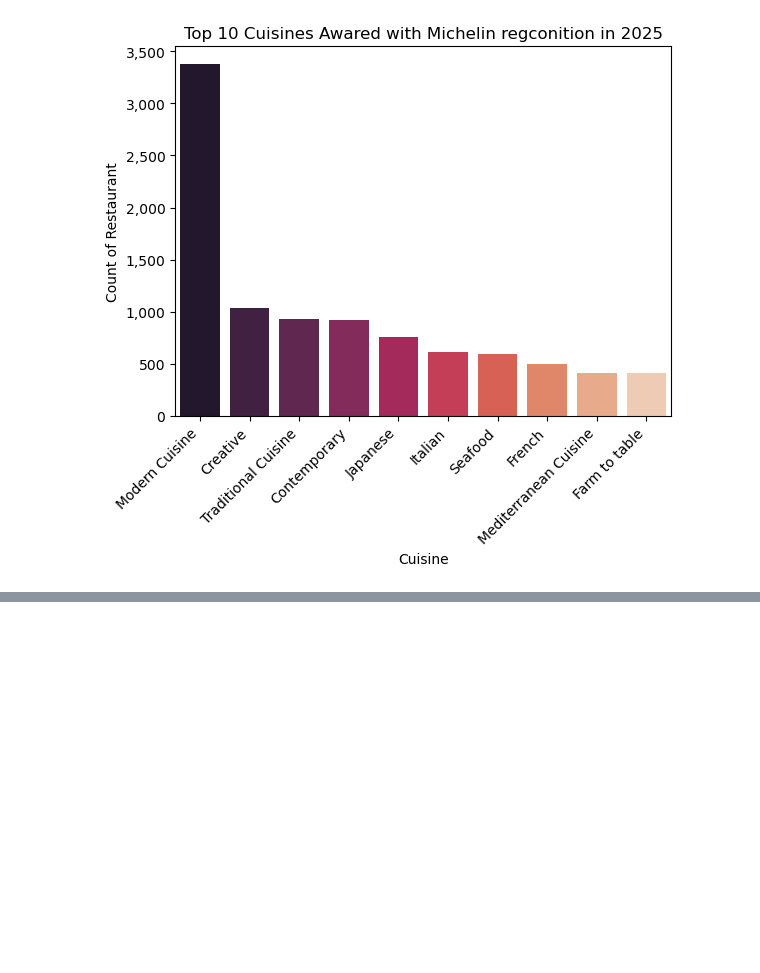
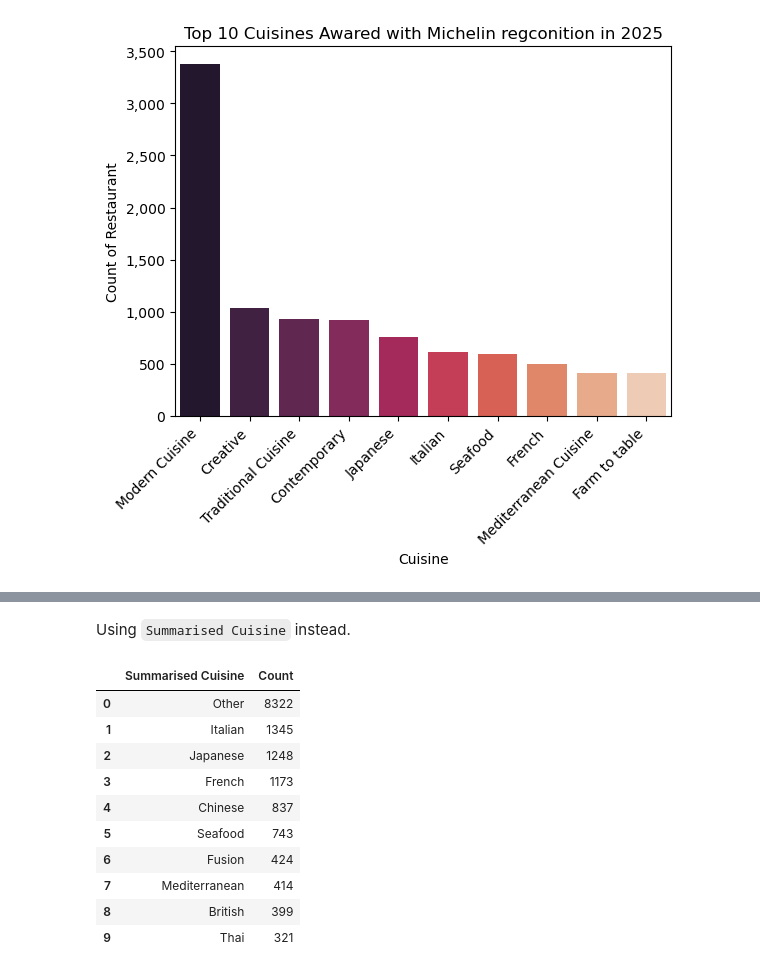
Before and after one commit to leungbonia/Python_Data_Projects, a Jupyter notebook: Own_Projects/2_Michelin_analysis.ipynb, the cells around one changed output, grey strips where cells are left out. Drawn from its saved outputs; the diff is of its cells as text; code cells hidden in the pictures; blank space fills up the shorter version.

````diff
--- a/Own_Projects/2_Michelin_analysis.ipynb
+++ b/Own_Projects/2_Michelin_analysis.ipynb
@@ -542,0 +653,18 @@ plt.show()
+# %% [markdown]
+Using ```Summarised Cuisine``` instead.
+# %%
+df_2 = df_cuisine_grouped.groupby('Summarised Cuisine').size().sort_values(ascending=False).head(10).reset_index(name = 'Count')
+
+df_2
+# %% [output]
+|  | Summarised Cuisine | Count |
+| 0 | Other | 8322 |
+| 1 | Italian | 1345 |
+| 2 | Japanese | 1248 |
+| 3 | French | 1173 |
+| 4 | Chinese | 837 |
+| 5 | Seafood | 743 |
+| 6 | Fusion | 424 |
+| 7 | Mediterranean | 414 |
+| 8 | British | 399 |
+| 9 | Thai | 321 |
````
Also changed, not shown: parts of 12 cells of this notebook.
